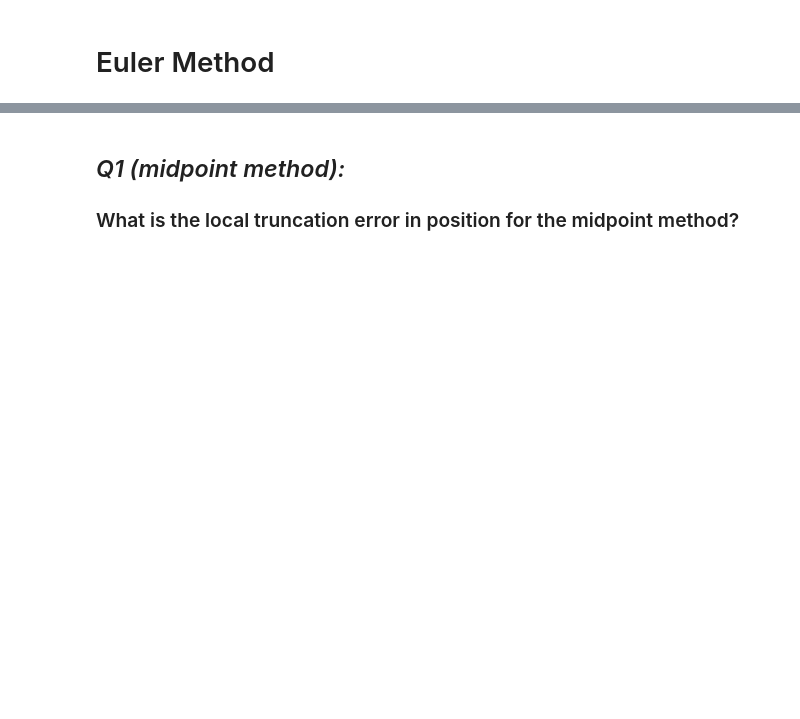
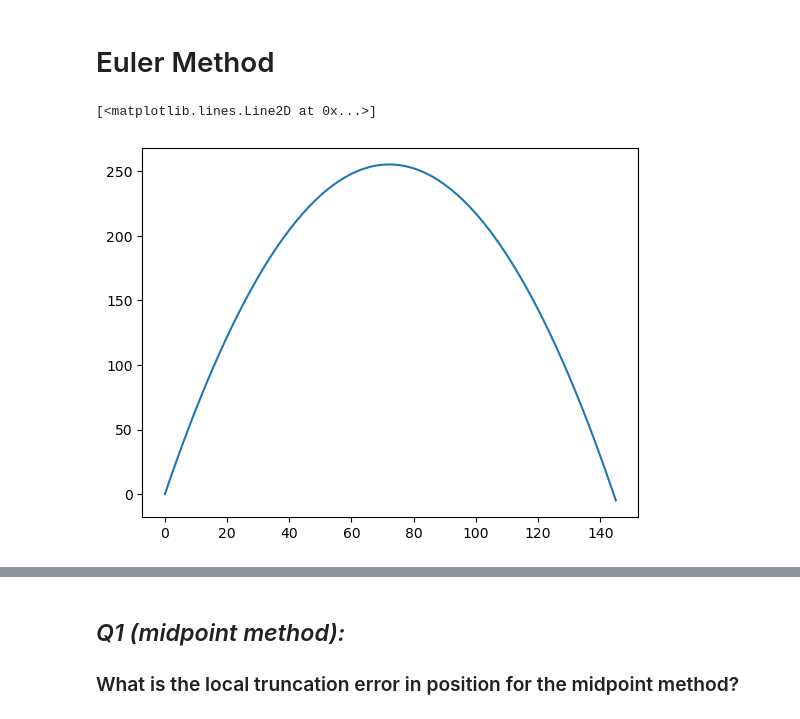
Before and after one commit to shigneedmeds/ComputationalPhysicsPython, a Jupyter notebook: labs/lab1.ipynb, the cells around one changed output, grey strips where cells are left out. Saved outputs shown, nothing was run; the diff lists cells and outputs as text; code cells hidden in the pictures; blank space fills up the shorter version.

```diff
--- a/labs/lab1.ipynb
+++ b/labs/lab1.ipynb
@@ -62,3 +62,37 @@ def proj_euler(speed_m, angle, tau, dimTau=False):
     an_range_m = (speed_m**2 * np.sin(2 * angle)) / G
 
     return x, y, range_m, an_range_m
+# %%
+def v(t, speed= 100, angle = 45):
+    angle = np.radians(angle)
+    if t == 0:
+        return speed * np.sin(angle), speed*np.cos(angle)
+
+    G = 9.8
+
+    vy = speed * np.sin(angle) - G * t
+    vx = speed * np.cos(angle)
+
+    return (vx, vy)
+# %%
+def midpoint_method(f, y0 , t0 , h):
+    t = t0
+    y = y0
+    ts = [t]
+    ys = [y]
+    while y >= 0:
+        k1 = f(t)
+        k1 = np.array(k1)[1]
+        k2 = f(t + h/2)
+        k2 = np.array(k2)[1]
+        y = y + h * k2
+        t += h
+        ts.append(t)
+        ys.append(y)
+
+    return ts , ys
+# %%
+ts, ys = midpoint_method(v, 0, 0, 0.1)
+# %% [output]
+[<matplotlib.lines.Line2D at 0x...>]
+[figure, added]
```
Also changed, not shown: parts of 6 cells of this notebook.
